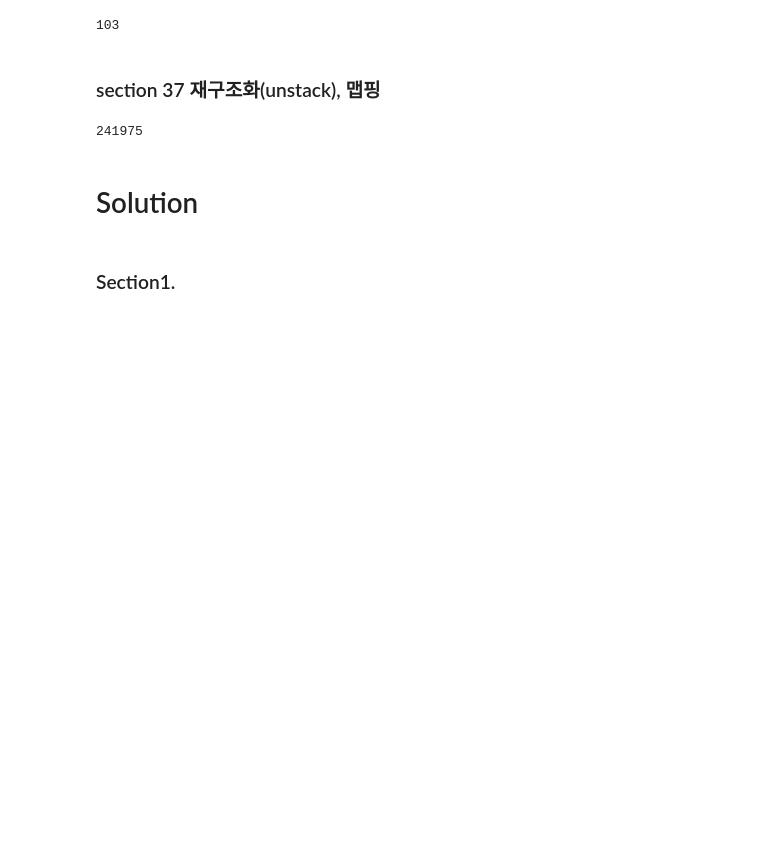
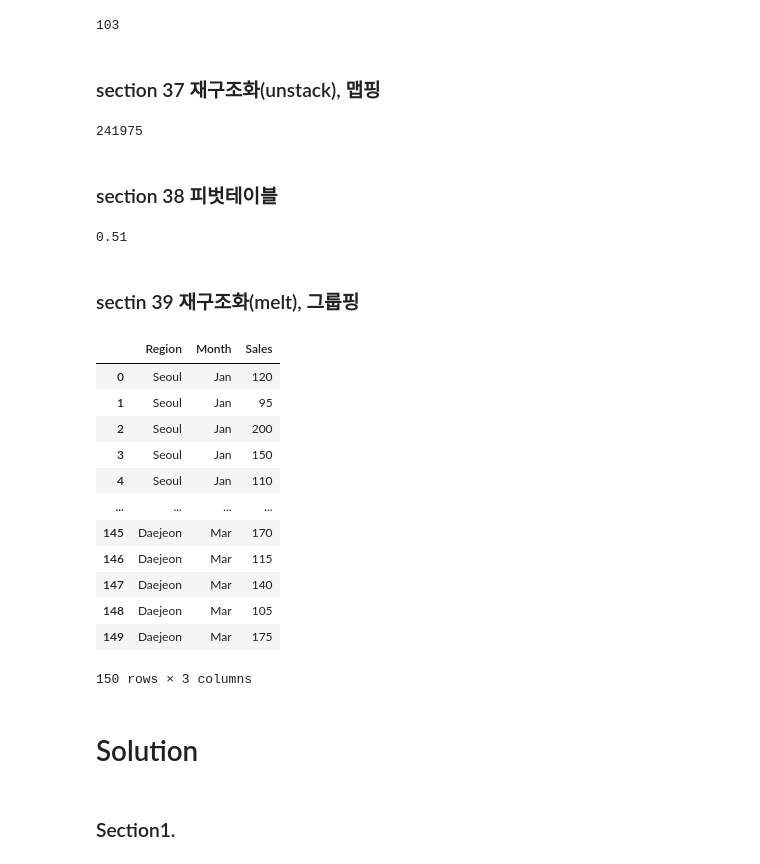
Before and after one commit to zzl-hyun/bigdata_analyst_cert_v2, a Jupyter notebook: part1/ch3/ch3_ex_type1.ipynb, the cells around one changed output. Drawn from its saved outputs; the diff is of its cells as text; code cells hidden in the pictures; blank space fills up the shorter version.

```diff
--- a/part1/ch3/ch3_ex_type1.ipynb
+++ b/part1/ch3/ch3_ex_type1.ipynb
@@ -753,6 +765,49 @@ cond = df.groupby(['매장코드', '요일'])['매출액'].sum()
 # abs(cond['평일'] - cond['주말']).max()
 # %% [output]
 241975
+# %% [markdown]
+### section 38 피벗테이블
+# %%
+# 1. 각 region과 channel 조합별로 제품(product) A, B의 총 판매액을 계산하시오.
+# 2. 제품 A의 매출 비율(A비율)을 구하시오. A비율 = 제품A 판매액 / (A판매액 + B판매액)
+# 3. A비율 중 최댓값을 찾아 반올림하여 소수 둘째 자리까지 구하시오.
+
+import pandas as pd
+df = pd.read_csv('region_sales.csv')
+df.groupby(['Region', 'Product'])['Sales'].sum()
+cond = df.groupby(['Region', 'Channel', 'Product'])['Sales'].sum().unstack()
+cond['A ratio'] = cond.loc[:, 'A'] / (cond.loc[:, 'A'] + cond.loc[:, 'B'])
+round(cond['A ratio'].max(), 2)
+# pv = pd.pivot_table(df, index=['Region', 'Channel'], columns='Product', values='Sales', aggfunc='sum')
+# pv
+# df.groupby(['Region', 'Channel', 'Product'])['Sales'].sum().unstack()
+# %% [output]
+0.51
+# %% [markdown]
+### sectin 39 재구조화(melt), 그룹핑
+# %%
+# 1. Region과 월별 Sales 합계를 구하시오
+# 2. 위에서 구한 결과 중, Sales합계가 1400을 초과하는 경우가 몇 건인지 구하시오.
+
+import pandas as pd
+df = pd.read_csv('monthly_sales.csv')
+cond = df.melt(id_vars='Region', value_vars=['Jan', 'Feb', 'Mar'], var_name='Month', value_name='Sales')
+cond
+# sum(cond.groupby(['Region', 'Month'])['Sales'].sum() > 1400)
+# %% [output]
+|  | Region | Month | Sales |
+| 0 | Seoul | Jan | 120 |
+| 1 | Seoul | Jan | 95 |
+| 2 | Seoul | Jan | 200 |
+| 3 | Seoul | Jan | 150 |
+| 4 | Seoul | Jan | 110 |
+| ... | ... | ... | ... |
+| 145 | Daejeon | Mar | 170 |
+| 146 | Daejeon | Mar | 115 |
+| 147 | Daejeon | Mar | 140 |
+| 148 | Daejeon | Mar | 105 |
+| 149 | Daejeon | Mar | 175 |
+150 rows × 3 columns
 # %% [markdown]
 # Solution
 # %% [markdown]
```
Also changed, not shown: parts of 1 cell of this notebook, 1 other file.
